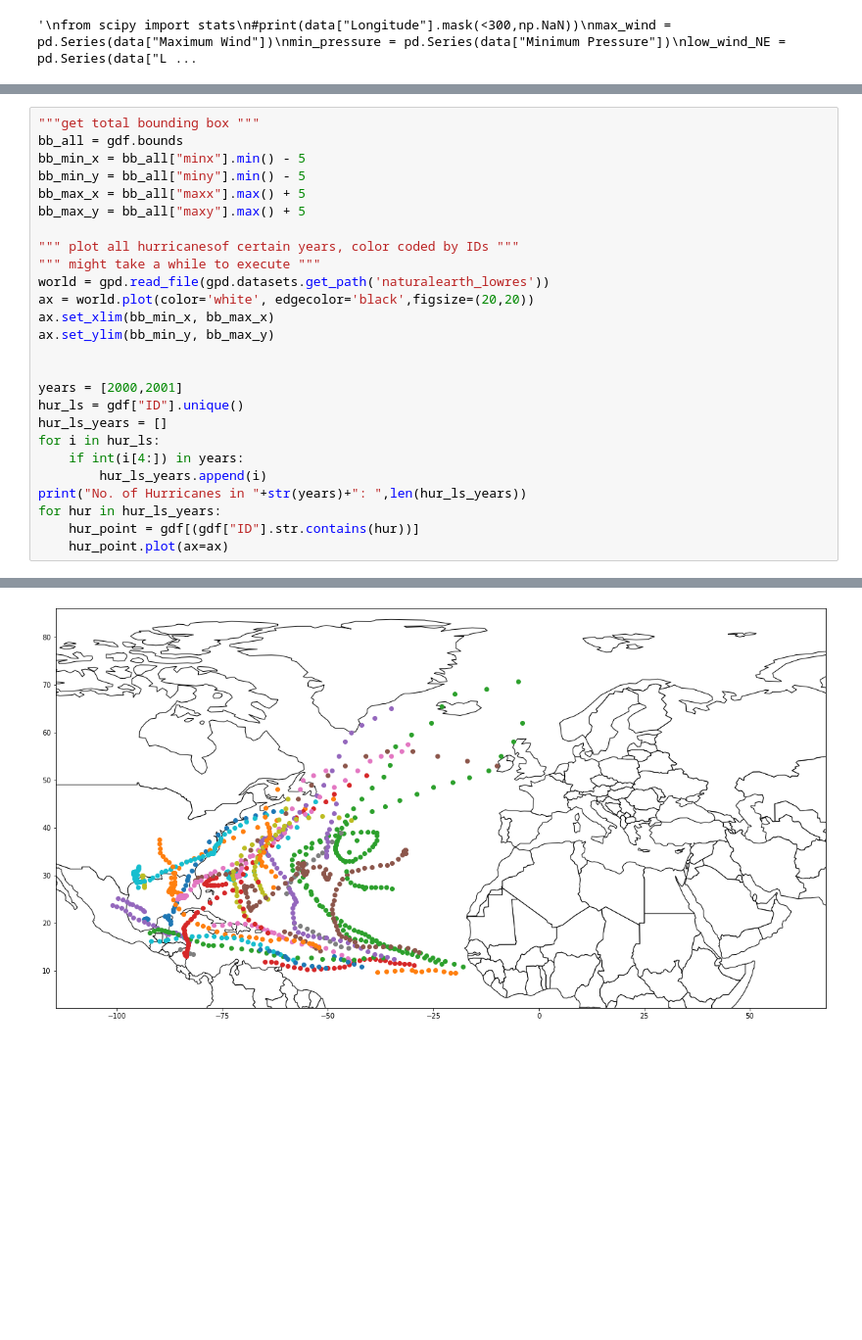
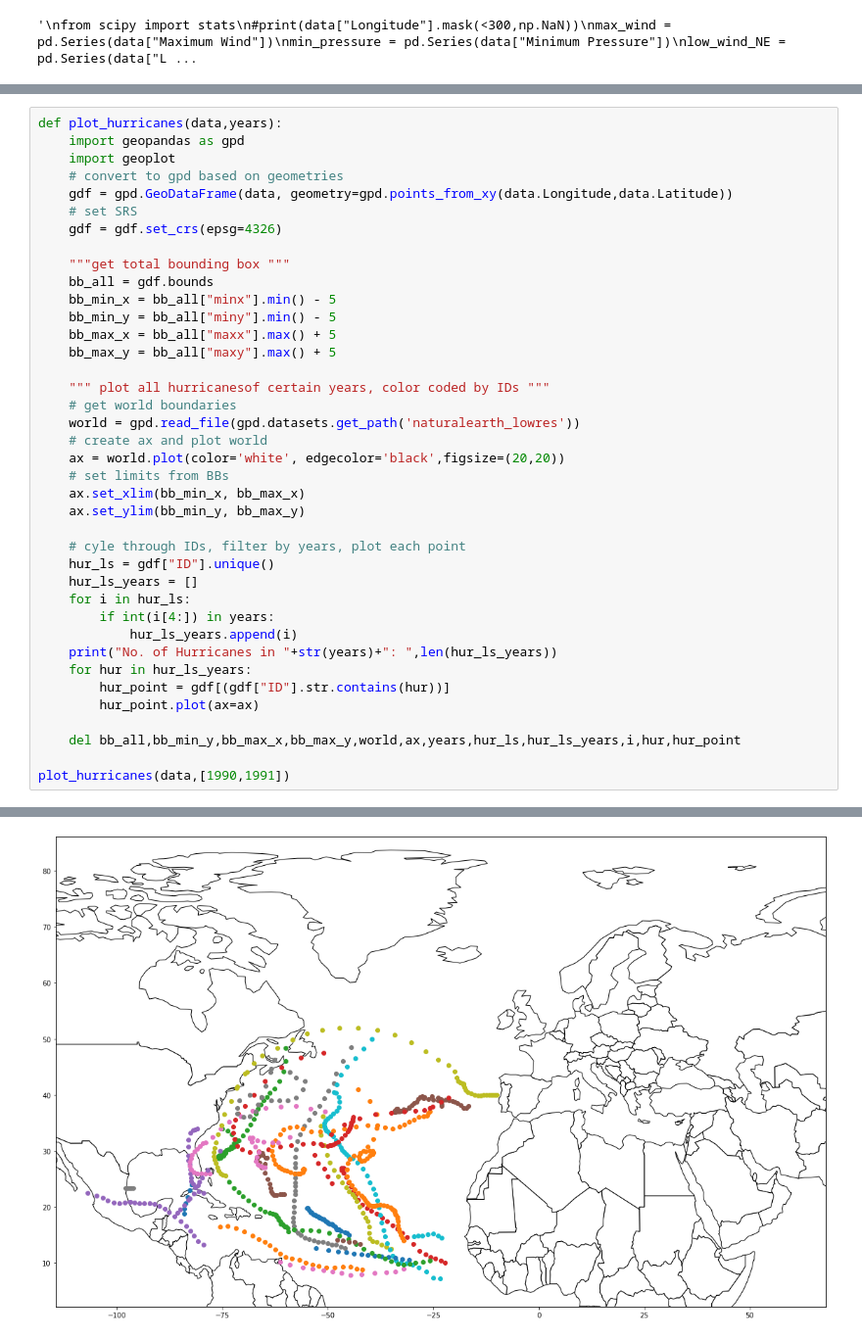
Before and after one commit to simon-donike/eot_machine_learning, a Jupyter notebook: hurricanes.ipynb, the cells around one changed output, grey strips where cells are left out. Shown: that part at 98% size. Saved outputs shown, nothing was run; the diff lists cells and outputs as text; blank space fills up the shorter version.

```diff
--- a/hurricanes.ipynb
+++ b/hurricanes.ipynb
@@ -270,27 +270,40 @@ gdf = gdf.set_crs(epsg=4326)
 # %%
-"""get total bounding box """
-bb_all = gdf.bounds
-bb_min_x = bb_all["minx"].min() - 5
-bb_min_y = bb_all["miny"].min() - 5
-bb_max_x = bb_all["maxx"].max() + 5
-bb_max_y = bb_all["maxy"].max() + 5
+def plot_hurricanes(data,years):
+    import geopandas as gpd
+    import geoplot
+    # convert to gpd based on geometries
+    gdf = gpd.GeoDataFrame(data, geometry=gpd.points_from_xy(data.Longitude,data.Latitude))
+    # set SRS
+    gdf = gdf.set_crs(epsg=4326)
 
-""" plot all hurricanesof certain years, color coded by IDs """
-""" might take a while to execute """
-world = gpd.read_file(gpd.datasets.get_path('naturalearth_lowres'))
-ax = world.plot(color='white', edgecolor='black',figsize=(20,20))
-ax.set_xlim(bb_min_x, bb_max_x)
-ax.set_ylim(bb_min_y, bb_max_y)
+    """get total bounding box """
+    bb_all = gdf.bounds
+    bb_min_x = bb_all["minx"].min() - 5
+    bb_min_y = bb_all["miny"].min() - 5
+    bb_max_x = bb_all["maxx"].max() + 5
+    bb_max_y = bb_all["maxy"].max() + 5
 
+    """ plot all hurricanesof certain years, color coded by IDs """
+    # get world boundaries
+    world = gpd.read_file(gpd.datasets.get_path('naturalearth_lowres'))
+    # create ax and plot world
+    ax = world.plot(color='white', edgecolor='black',figsize=(20,20))
+    # set limits from BBs
+    ax.set_xlim(bb_min_x, bb_max_x)
+    ax.set_ylim(bb_min_y, bb_max_y)
 
-years = [2000,2001]
-hur_ls = gdf["ID"].unique()
-hur_ls_years = []
-for i in hur_ls:
-    if int(i[4:]) in years:
-        hur_ls_years.append(i)
-print("No. of Hurricanes in "+str(years)+": ",len(hur_ls_years))
-for hur in hur_ls_years:
-    hur_point = gdf[(gdf["ID"].str.contains(hur))]
-    hur_point.plot(ax=ax)
+    # cyle through IDs, filter by years, plot each point
+    hur_ls = gdf["ID"].unique()
+    hur_ls_years = []
+    for i in hur_ls:
+        if int(i[4:]) in years:
+            hur_ls_years.append(i)
+    print("No. of Hurricanes in "+str(years)+": ",len(hur_ls_years))
+    for hur in hur_ls_years:
+        hur_point = gdf[(gdf["ID"].str.contains(hur))]
+        hur_point.plot(ax=ax)
+
+    del bb_all,bb_min_y,bb_max_x,bb_max_y,world,ax,years,hur_ls,hur_ls_years,i,hur,hur_point
+
+plot_hurricanes(data,[1990,1991])
 # %% [output]
@@ -298 +311 @@ No. of Hurricanes in [2000, 2001]:  36
-[figure, old version]
+[figure, new version]
```
Also changed, not shown: parts of 10 cells of this notebook.
